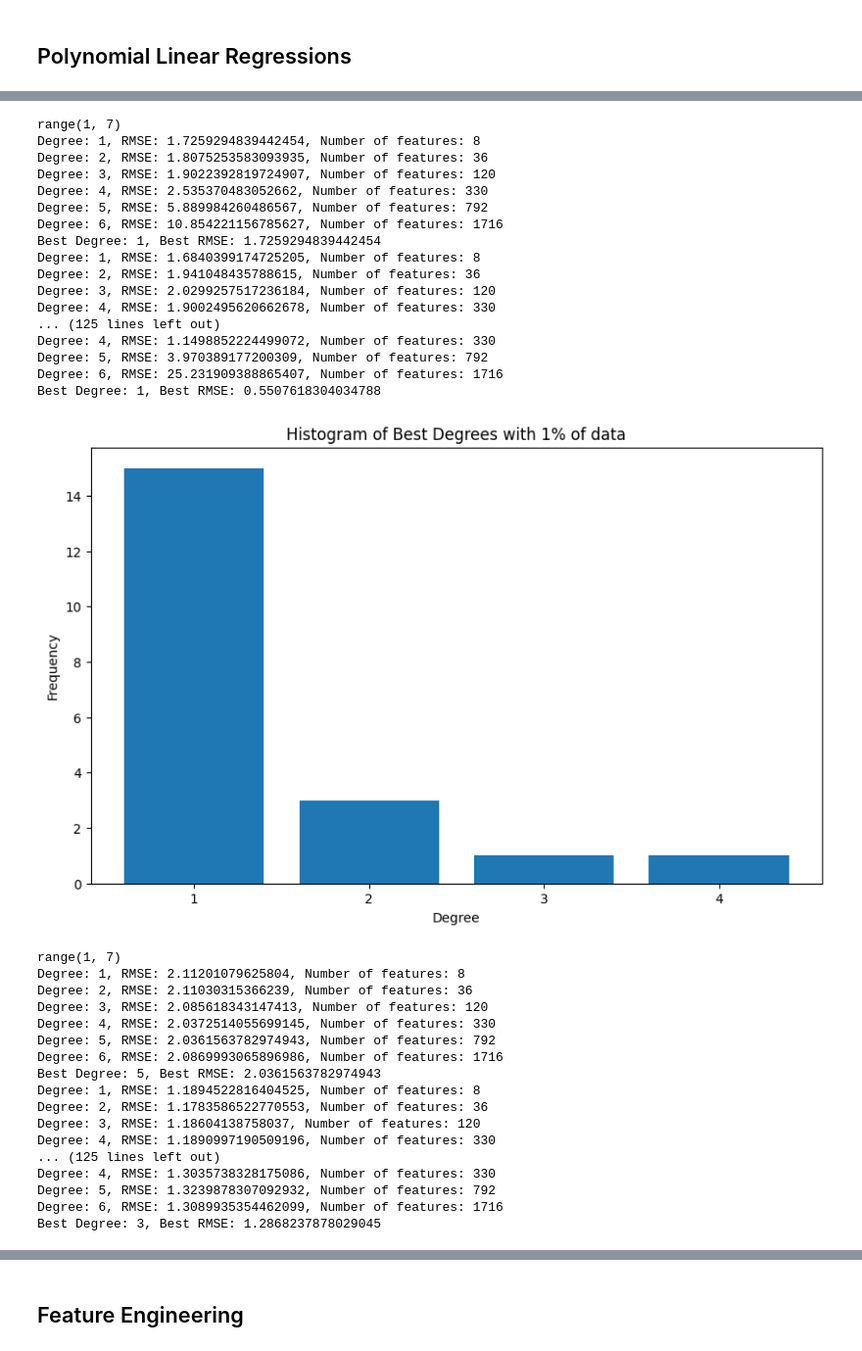
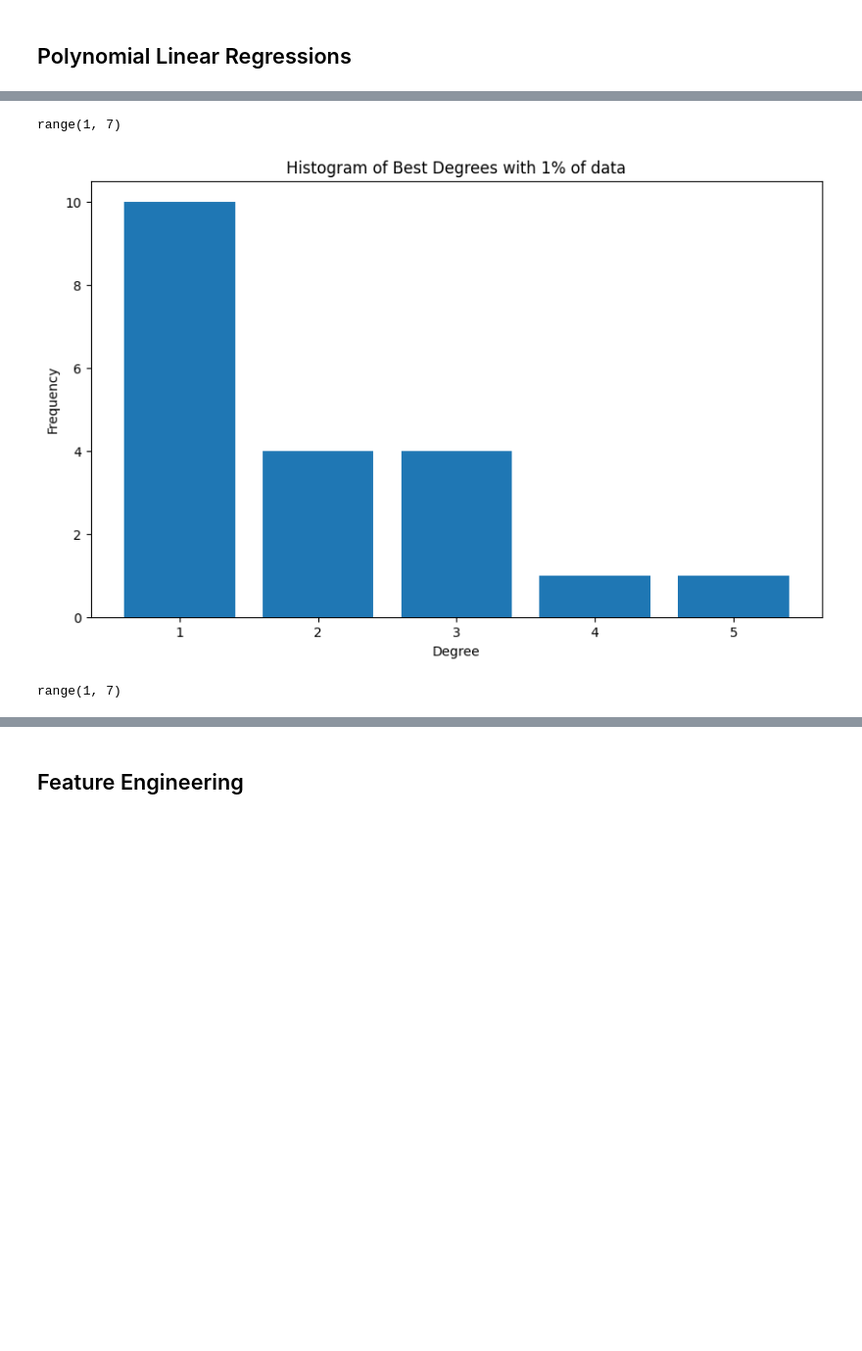
Before and after one commit to filipecolladavid/ThreeBodyProblemML, a Jupyter notebook: filipe/model_evaluations.ipynb, the cells around one changed output, grey strips where cells are left out. Shown at 98% size. Drawn from its saved outputs; the diff is of its cells as text; code cells hidden in the pictures; blank space fills up the shorter version.

Commit message:
Added regressors

```diff
--- a/filipe/model_evaluations.ipynb
+++ b/filipe/model_evaluations.ipynb
@@ -250,23 +307,15 @@ plot_y_yhat(np.array(y_val), np.array(y_pred_val), "Linear Regression")
 
 print("Regularizations")
 print("Ridge regression")
-pipeline = Pipeline([
-    ('scaler', StandardScaler()),
-    ('regressor', Ridge())
-])
-y_pred_train, y_pred_val, linear_model_ridge = train_model(pipeline, X_train, X_val, y_train, y_val)
-print("train: "+str(root_mean_squared_error(y_pred_train, y_train)))
-print("validation: "+str(root_mean_squared_error(y_pred_val, y_val)))
+best_model_ridge, best_rmse = test_regularization(pipeline, X_train, X_val, y_train, y_val, regressor_type='ridge')
+print(best_rmse)
+best_model_ridge.predict(X_val)
 plot_y_yhat(np.array(y_val), np.array(y_pred_val), "Linear Regression Ridge")
 
 print("Lasso regression")
-pipeline = Pipeline([
-    ('scaler', StandardScaler()),
-    ('regressor', Lasso(alpha=5))
-])
-y_pred_train, y_pred_val, linear_model_lasso = train_model(pipeline, X_train, X_val, y_train, y_val)
-print("train: "+str(root_mean_squared_error(y_pred_train, y_train)))
-print("validation: "+str(root_mean_squared_error(y_pred_val, y_val)))
+best_model_lasso, best_rmse = test_regularization(pipeline, X_train, X_val, y_train, y_val, regressor_type='lasso')
+print(best_rmse)
+best_model_lasso.predict(X_val)
 plot_y_yhat(np.array(y_val), np.array(y_pred_val), "Linear Regression Lasso")
 # %% [output]
 Normal linear regression
@@ -285,3 +339,0 @@ validation: 1.3700534078077367
-# %%
-# Test multiple Linear Regressions - also predict for the test model
-X_train, X_val, y_train, y_val = custom_train_test_split(X, y, drop=True, columns_to_drop=['v_x_1', 'v_y_1', 'v_x_2', 'v_y_2', 'v_x_3', 'v_y_3'])
@@ -345,73 +344,32 @@ There is one in the seaborn toolbox<br>
 # %%
-def evaluate_polynomial(X, y, plot_title, regressor=None, ite=20, degrees=range(1,7), sample_size=0.01, ):
+def evaluate_polynomial(X, y, plot_title, regressor=None, ite=20, degrees=range(1,7), sample_size=0.01):
     best_rmse_list = []
     best_degree_list = []
     print(degrees)
 
     for _ in range(ite):
         X_train, _, y_train, _  = custom_train_test_split(X, y, 1-sample_size, False)
         X_train, X_val, y_train, y_val  = custom_train_test_split(X_train, y_train, drop=True, columns_to_drop=['v_x_1', 'v_y_1', 'v_x_2', 'v_y_2', 'v_x_3', 'v_y_3'])
-        best_model, best_rmse, best_degree = validate_poly_regression(X_train, y_train, X_val, y_val, regressor=regressor, degrees=degrees, plot=True)
+        best_model, best_rmse, best_degree, best_num_features = validate_poly_regression(X_train, y_train, X_val, y_val, regressor=regressor, degrees=degrees, verbose=False)
         best_degree_list.append(best_degree)
         best_rmse_list.append(best_rmse)
 
     # Plot Bar plot of each histogram
     plt.figure(figsize=(10, 6))
     unique_degrees, counts = np.unique(best_degree_list, return_counts=True)
     plt.bar(unique_degrees, counts, tick_label=unique_degrees)
     plt.xlabel('Degree')
     plt.ylabel('Frequency')
     plt.title(plot_title)
     plt.show()
 
 
 evaluate_polynomial(X, y, "Histogram of Best Degrees with 1% of data")
 # Increase the data to be tested
 evaluate_polynomial(X, y, "Histogram of Best Degrees with 5% of data", sample_size=0.05)
 evaluate_polynomial(X, y, "Histogram of Best Degrees with 10% of data", sample_size=0.10)
 evaluate_polynomial(X, y, "Histogram of Best Degree with 15% of data", sample_size=0.15)
-
-# Ridge and Lasso - TODO
-# Ridge
-best_model, best_rmse = validate_poly_regression(X_train, y_train, X_val, y_val, degrees=range(1,10), regressor=Ridge())
-print(f"Best model: {best_model}, Best RMSE: {best_rmse}")
-
-# Lasso
-best_model, best_rmse = validate_poly_regression(X_train, y_train, X_val, y_val, degrees=range(1,10), regressor=Lasso())
-print(f"Best model: {best_model}, Best RMSE: {best_rmse}")
 # %% [output]
 range(1, 7)
-Degree: 1, RMSE: 1.7259294839442454, Number of features: 8
-Degree: 2, RMSE: 1.8075253583093935, Number of features: 36
-Degree: 3, RMSE: 1.9022392819724907, Number of features: 120
-Degree: 4, RMSE: 2.535370483052662, Number of features: 330
-Degree: 5, RMSE: 5.889984260486567, Number of features: 792
-Degree: 6, RMSE: 10.854221156785627, Number of features: 1716
-Best Degree: 1, Best RMSE: 1.7259294839442454
-Degree: 1, RMSE: 1.6840399174725205, Number of features: 8
-Degree: 2, RMSE: 1.941048435788615, Number of features: 36
-Degree: 3, RMSE: 2.0299257517236184, Number of features: 120
-Degree: 4, RMSE: 1.9002495620662678, Number of features: 330
-... (125 lines left out)
-Degree: 4, RMSE: 1.1498852224499072, Number of features: 330
-Degree: 5, RMSE: 3.970389177200309, Number of features: 792
-Degree: 6, RMSE: 25.231909388865407, Number of features: 1716
-Best Degree: 1, Best RMSE: 0.5507618304034788
-[figure, old version]
+[figure, new version]
 range(1, 7)
-Degree: 1, RMSE: 2.11201079625804, Number of features: 8
-Degree: 2, RMSE: 2.11030315366239, Number of features: 36
-Degree: 3, RMSE: 2.085618343147413, Number of features: 120
-Degree: 4, RMSE: 2.0372514055699145, Number of features: 330
-Degree: 5, RMSE: 2.0361563782974943, Number of features: 792
-Degree: 6, RMSE: 2.0869993065896986, Number of features: 1716
-Best Degree: 5, Best RMSE: 2.0361563782974943
-Degree: 1, RMSE: 1.1894522816404525, Number of features: 8
-Degree: 2, RMSE: 1.1783586522770553, Number of features: 36
-Degree: 3, RMSE: 1.18604138758037, Number of features: 120
-Degree: 4, RMSE: 1.1890997190509196, Number of features: 330
-... (125 lines left out)
-Degree: 4, RMSE: 1.3035738328175086, Number of features: 330
-Degree: 5, RMSE: 1.3239878307092932, Number of features: 792
-Degree: 6, RMSE: 1.3089935354462099, Number of features: 1716
-Best Degree: 3, Best RMSE: 1.2868237878029045
```
Also changed, not shown: parts of 15 cells of this notebook.
